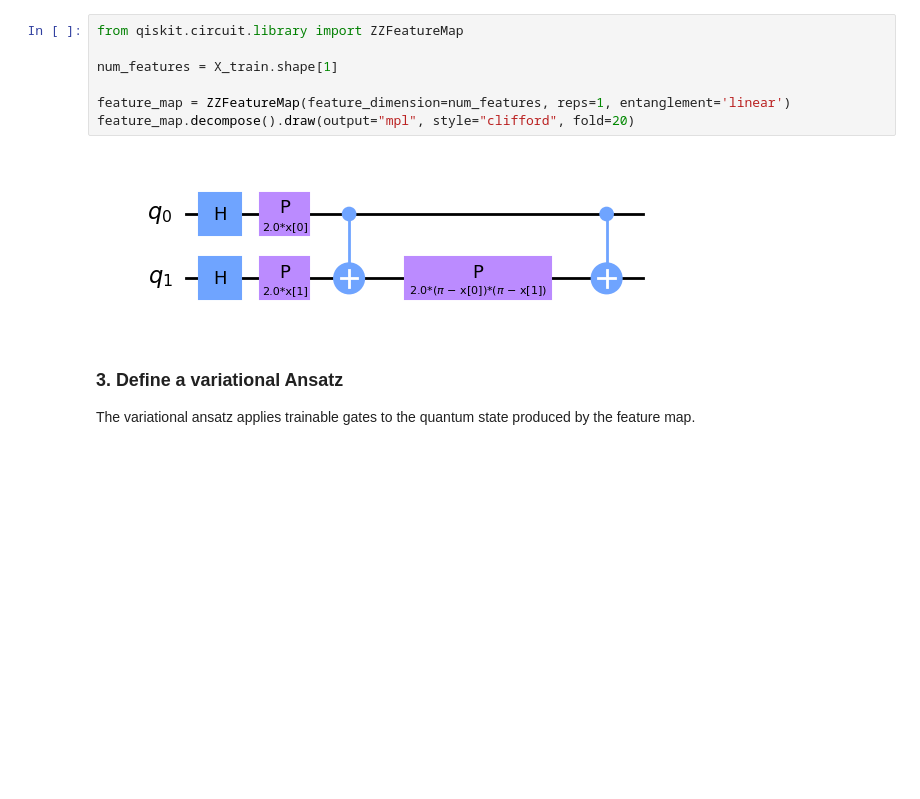
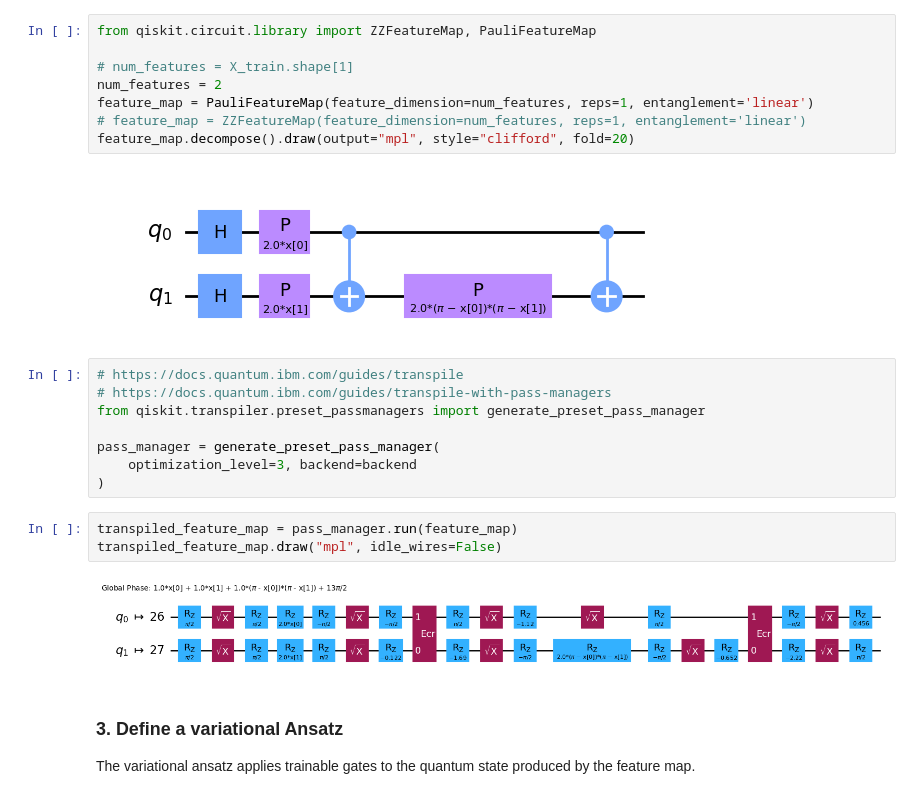
Before and after one commit to tjunjet/18819-project, a Jupyter notebook: QML_project.ipynb, the cells around one changed output. Drawn from its saved outputs; the diff is of its cells as text; blank space fills up the shorter version.

```diff
--- a/QML_project.ipynb
+++ b/QML_project.ipynb
@@ -127,14 +138,28 @@ Encoding the data into quantum states
 
 The ZZFeatureMap encodes the classical data into a quantum state. The depth determines the number of repeated layers in the feature map.
 # %%
-from qiskit.circuit.library import ZZFeatureMap
+from qiskit.circuit.library import ZZFeatureMap, PauliFeatureMap
 
-num_features = X_train.shape[1]
-
-feature_map = ZZFeatureMap(feature_dimension=num_features, reps=1, entanglement='linear')
+# num_features = X_train.shape[1]
+num_features = 2
+feature_map = PauliFeatureMap(feature_dimension=num_features, reps=1, entanglement='linear')
+# feature_map = ZZFeatureMap(feature_dimension=num_features, reps=1, entanglement='linear')
 feature_map.decompose().draw(output="mpl", style="clifford", fold=20)
 # %% [output]
 [figure]
+# %%
+# https://docs.quantum.ibm.com/guides/transpile
+# https://docs.quantum.ibm.com/guides/transpile-with-pass-managers
+from qiskit.transpiler.preset_passmanagers import generate_preset_pass_manager
+
+pass_manager = generate_preset_pass_manager(
+    optimization_level=3, backend=backend
+)
+# %%
+transpiled_feature_map = pass_manager.run(feature_map)
+transpiled_feature_map.draw("mpl", idle_wires=False)
+# %% [output]
+[figure, added]
 # %% [markdown]
 ### 3. Define a variational Ansatz
 
```
Also changed, not shown: parts of 21 cells of this notebook, 1 other file.
